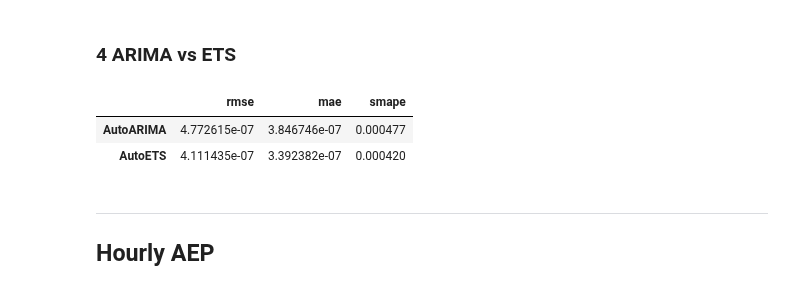
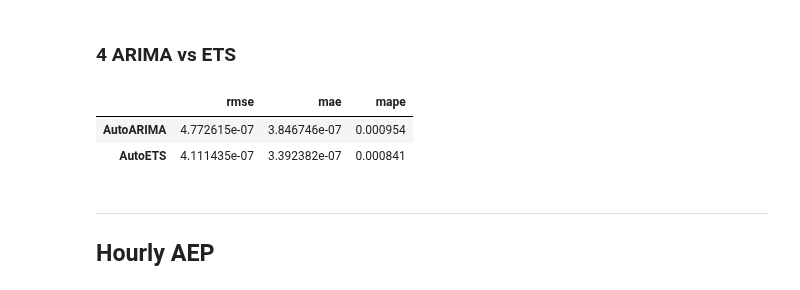
Before and after one commit to HannaHalka/Time-Series, a Jupyter notebook: Ass6/Assignment6.ipynb, the cells around one changed output. Saved outputs shown, nothing was run; the diff lists cells and outputs as text; code cells hidden in the pictures.

```diff
--- a/Ass6/Assignment6.ipynb
+++ b/Ass6/Assignment6.ipynb
@@ -380,21 +413,3 @@ plot_series(
 [figure]
 # %% [markdown]
 ### 4 ARIMA vs ETS
-# %%
-train["y"] /= 1e6
-
-models = [AutoARIMA(), AutoETS()]
-sf = StatsForecast(models=models, freq="W", n_jobs=-1)
-cv_forecasts = sf.cross_validation(h=1, n_windows=10, df=train)
-error_metrics = [rmse, mae, mape]
-errors = pd.DataFrame()
-for error_metric in error_metrics:
-  error = error_metric(cv_forecasts.reset_index(),
-    models=["AutoARIMA", "AutoETS"])
-  error.rename(index={0: error_metric.__name__}, inplace=True)
-  errors = pd.concat((errors, error))
-df = errors.drop(columns="unique_id").T
-# %% [output]
-|  | rmse | mae | smape |
-| AutoARIMA | 4.772615e-07 | 3.846746e-07 | 0.000477 |
-| AutoETS | 4.111435e-07 | 3.392382e-07 | 0.000420 |
@@ -405,0 +430,6 @@ metrics
+# %%
+df
+# %% [output]
+|  | rmse | mae | mape |
+| AutoARIMA | 4.772615e-07 | 3.846746e-07 | 0.000954 |
+| AutoETS | 4.111435e-07 | 3.392382e-07 | 0.000841 |
```
Also changed, not shown: parts of 27 cells of this notebook, 1 other file.
